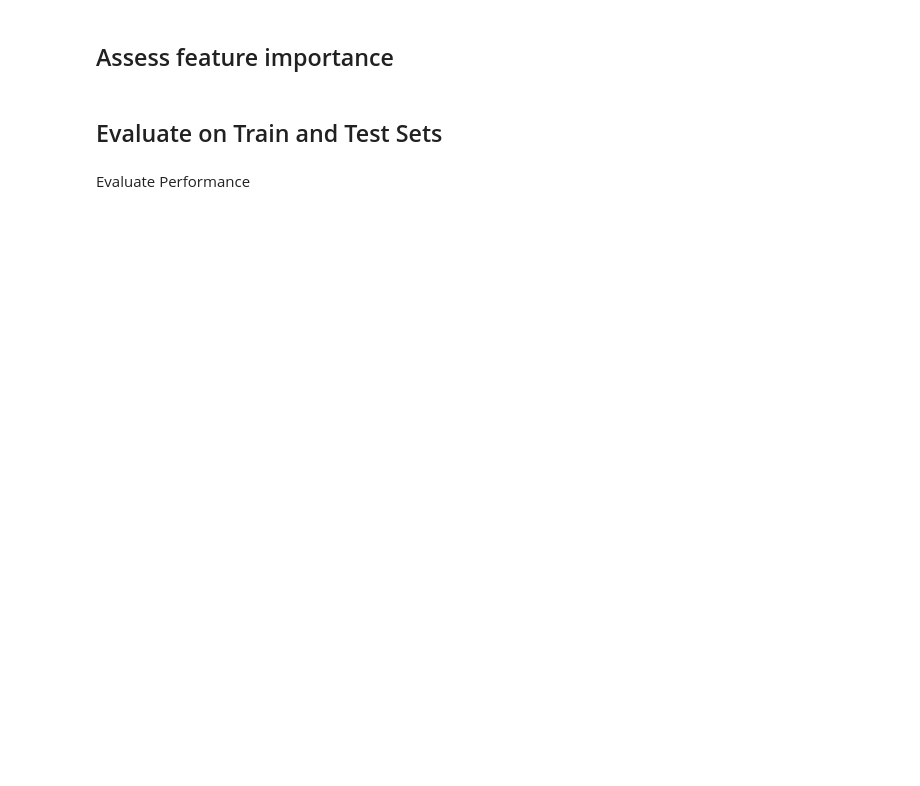
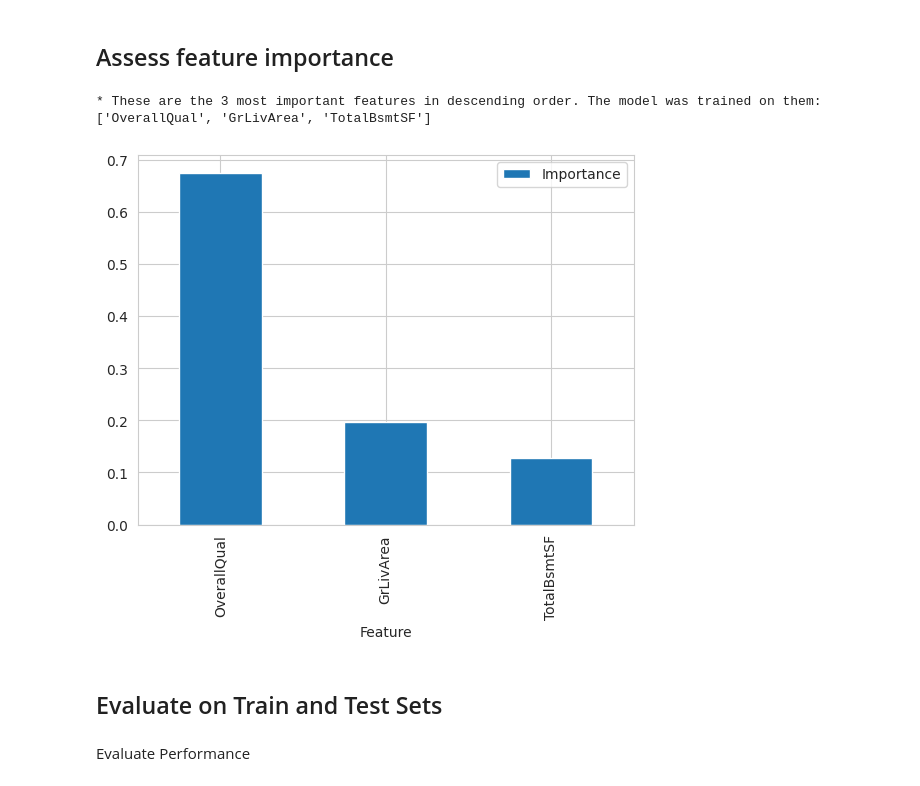
Before and after one commit to knutinator/heritage-housing, a Jupyter notebook: jupyter_notebooks/05 Predict House Prices.ipynb, the cells around one changed output. Saved outputs shown, nothing was run; the diff lists cells and outputs as text; code cells hidden in the pictures; blank space fills up the shorter version.

```diff
--- a/jupyter_notebooks/05 Predict House Prices.ipynb
+++ b/jupyter_notebooks/05 Predict House Prices.ipynb
@@ -408,31 +427,35 @@ best_regressor_pipeline
 # %%
 import matplotlib.pyplot as plt
 import seaborn as sns
 sns.set_style('whitegrid')
 
 # after data cleaning and feature engineering, the features may have changes
 # how many data cleaning and feature engineering steps does your pipeline have?
-data_cleaning_feat_eng_steps = 2
+data_cleaning_feat_eng_steps = 4
 columns_after_data_cleaning_feat_eng = (Pipeline(best_regressor_pipeline.steps[:data_cleaning_feat_eng_steps])
                                         .transform(X_train)
                                         .columns)
 
 best_features = columns_after_data_cleaning_feat_eng[best_regressor_pipeline['feat_selection'].get_support(
 )].to_list()
 
 # create DataFrame to display feature importance
 df_feature_importance = (pd.DataFrame(data={
     'Feature': columns_after_data_cleaning_feat_eng[best_regressor_pipeline['feat_selection'].get_support()],
     'Importance': best_regressor_pipeline['model'].feature_importances_})
     .sort_values(by='Importance', ascending=False)
 )
 
 # Most important features statement and plot
 print(f"* These are the {len(best_features)} most important features in descending order. "
       f"The model was trained on them: \n{df_feature_importance['Feature'].to_list()}")
 
 df_feature_importance.plot(kind='bar', x='Feature', y='Importance')
 plt.show()
+# %% [output]
+* These are the 3 most important features in descending order. The model was trained on them:
+['OverallQual', 'GrLivArea', 'TotalBsmtSF']
+[figure, added]
 # %% [markdown]
 ## Evaluate on Train and Test Sets
 # %%
```
Also changed, not shown: parts of 51 cells of this notebook.
